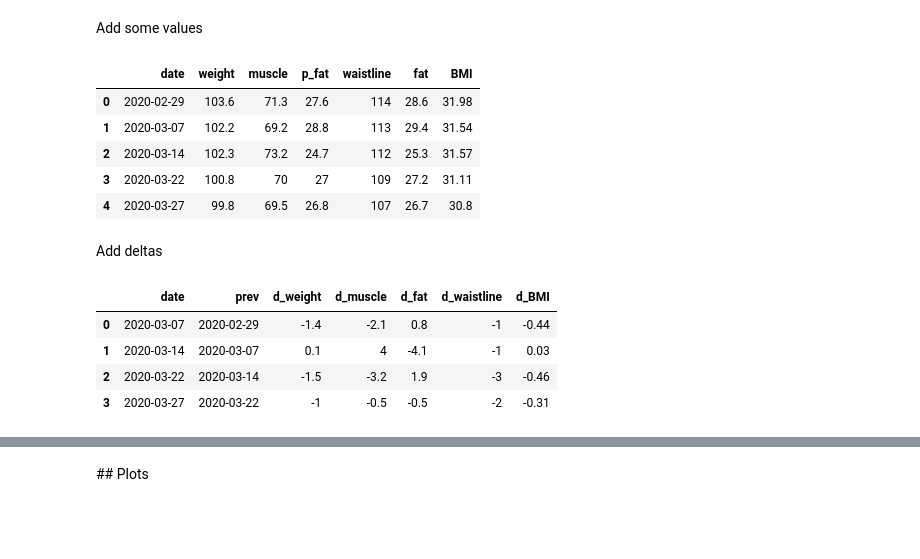
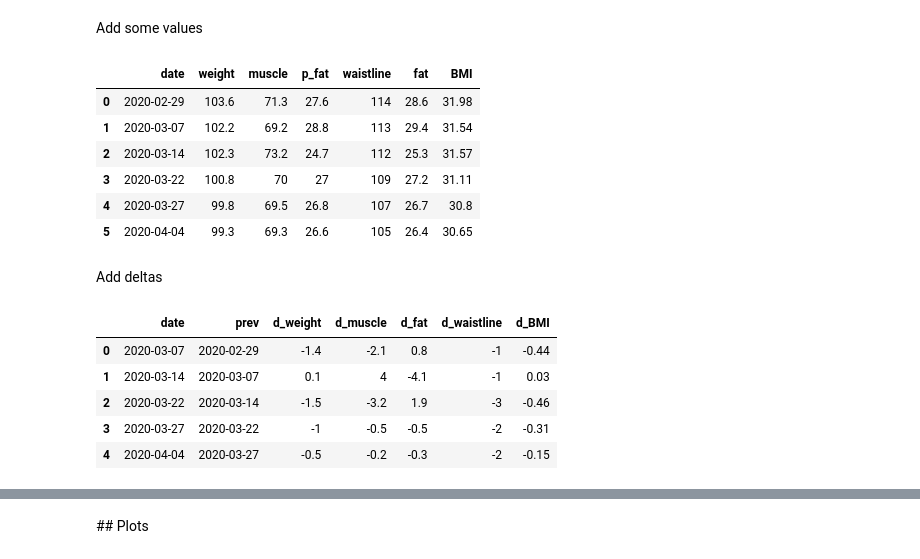
Before and after one commit to ivanross/my-notebook, a Jupyter notebook: Tanita.ipynb, the cells around one changed output, grey strips where cells are left out. Saved outputs shown, nothing was run; the diff lists cells and outputs as text; code cells hidden in the pictures; blank space fills up the shorter version.

```diff
--- a/Tanita.ipynb
+++ b/Tanita.ipynb
@@ -17,6 +17,8 @@ data = [
     {"date": "2020-03-14", "weight": 102.3, "muscle": 73.2, "p_fat": 24.7, "waistline": 112 },
     {"date": "2020-03-22", "weight": 100.8, "muscle": 70.0, "p_fat": 27.0, "waistline": 109 },
     {"date": "2020-03-27", "weight":  99.8, "muscle": 69.5, "p_fat": 26.8, "waistline": 107 },
+    {"date": "2020-04-04", "weight":  99.3, "muscle": 69.3, "p_fat": 26.6, "waistline": 105 },
+
 ]
 # %% [markdown]
 ## Some computations
@@ -36,25 +38,30 @@ table(data)
 | 2 | 2020-03-14 | 102.3 | 73.2 | 24.7 | 112 | 25.3 | 31.57 |
 | 3 | 2020-03-22 | 100.8 | 70 | 27 | 109 | 27.2 | 31.11 |
 | 4 | 2020-03-27 | 99.8 | 69.5 | 26.8 | 107 | 26.7 | 30.8 |
+| 5 | 2020-04-04 | 99.3 | 69.3 | 26.6 | 105 | 26.4 | 30.65 |
 # %% [markdown]
 Add deltas
 # %%
-deltas = []
-for (prev,curr) in pairwise(data):
-    dd = {
-        "date": curr["date"],
-        "prev": prev["date"]
-    }
+def computeDeltas(_data):
+    _deltas = []
+    for (prev,curr) in pairwise(_data):
+        dd = {
+            "date": curr["date"],
+            "prev": prev["date"]
+        }
 
-    for k in ["weight", "muscle", "fat", "waistline","BMI"]:
-        dd["d_"+k] = round(curr[k] - prev[k],2)
+        for k in ["weight", "muscle", "fat", "waistline","BMI"]:
+            dd["d_"+k] = round(curr[k] - prev[k],2)
 
-    deltas.append(dd)
+        _deltas.append(dd)
+    return _deltas
 
+delta = computeDeltas(data)
 pd.DataFrame(deltas).style
 # %% [output]
 |  | date | prev | d_weight | d_muscle | d_fat | d_waistline | d_BMI |
 | 0 | 2020-03-07 | 2020-02-29 | -1.4 | -2.1 | 0.8 | -1 | -0.44 |
 | 1 | 2020-03-14 | 2020-03-07 | 0.1 | 4 | -4.1 | -1 | 0.03 |
 | 2 | 2020-03-22 | 2020-03-14 | -1.5 | -3.2 | 1.9 | -3 | -0.46 |
 | 3 | 2020-03-27 | 2020-03-22 | -1 | -0.5 | -0.5 | -2 | -0.31 |
+| 4 | 2020-04-04 | 2020-03-27 | -0.5 | -0.2 | -0.3 | -2 | -0.15 |
```
Also changed, not shown: parts of 3 cells of this notebook.
